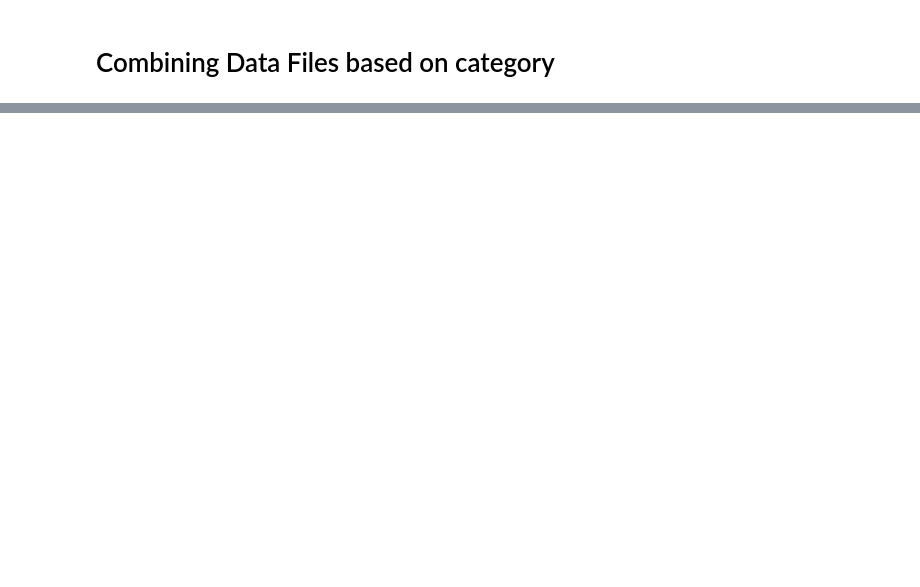
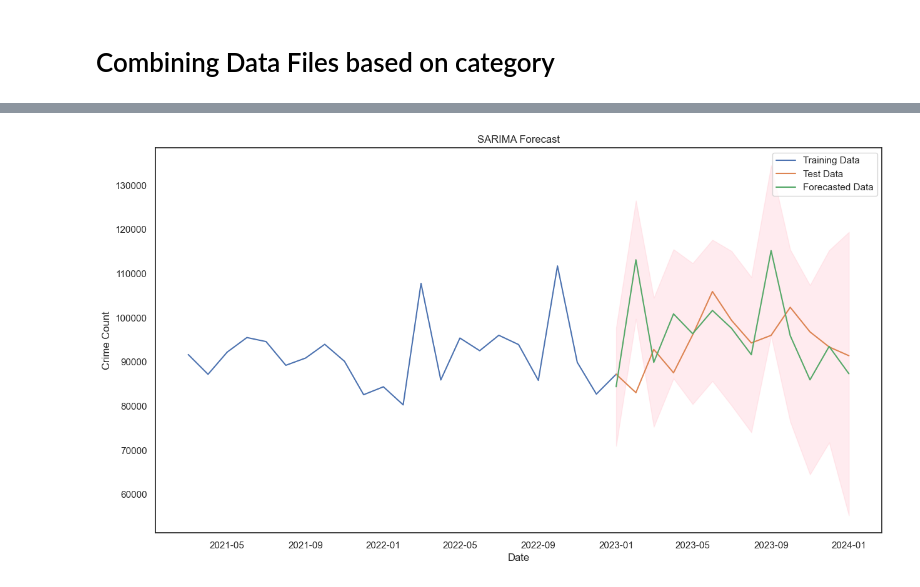
Before and after one commit to HNagouda/JBG050-DC2-Grp21, a Jupyter notebook: src/exploration/data_aggregation.ipynb, the cells around one changed output, grey strips where cells are left out. Cells and saved outputs as stored; diff of their text form; code cells hidden in the pictures; blank space fills up the shorter version.

```diff
--- a/src/exploration/data_aggregation.ipynb
+++ b/src/exploration/data_aggregation.ipynb
@@ -140,0 +202,32 @@ Wall time: 10min 47s
+# %%
+# Fit the SARIMA model
+sarima_model = SARIMAX(train_df['CrimeCount'],
+                       order=(1, 1, 2),
+                       seasonal_order=(1, 1, 1, 12),
+                       enforce_stationarity=False,
+                       enforce_invertibility=False)
+sarima_result = sarima_model.fit()
+
+# Forecasting
+forecast = sarima_result.get_forecast(steps=13)
+forecast_index = test_df['Month']
+forecast_mean = forecast.predicted_mean
+confidence_intervals = forecast.conf_int()
+
+# The data should not go below zero, that's why I applied a correction to the forecast mean (pls check if that's correct or at least valid)
+forecast_mean_corrected = np.maximum(0, forecast_mean)
+
+plt.figure(figsize=(15, 8))
+plt.plot(train_df['Month'], train_df['CrimeCount'], label='Training Data')
+plt.plot(test_df['Month'], test_df['CrimeCount'], label='Test Data')
+plt.plot(forecast_index, forecast_mean_corrected, label='Forecasted Data')
+plt.fill_between(forecast_index,
+                 np.maximum(0, confidence_intervals.iloc[:, 0]),
+                 confidence_intervals.iloc[:, 1], color='pink', alpha=0.3)
+plt.title('SARIMA Forecast')
+plt.xlabel('Date')
+plt.ylabel('Crime Count')
+plt.legend()
+plt.show()
+# %% [output]
+[figure, added]
```
Also changed, not shown: parts of 6 cells of this notebook.
